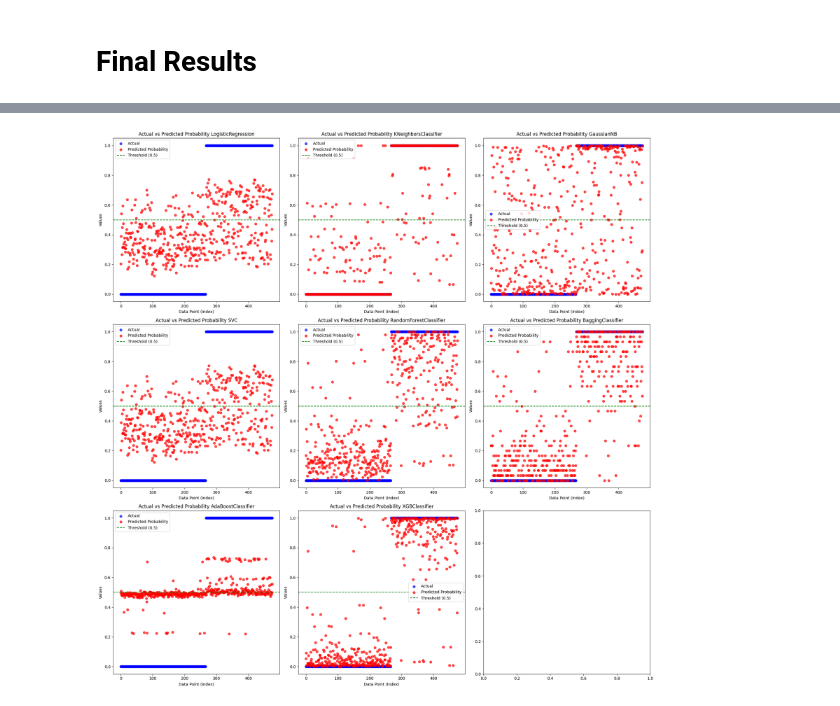
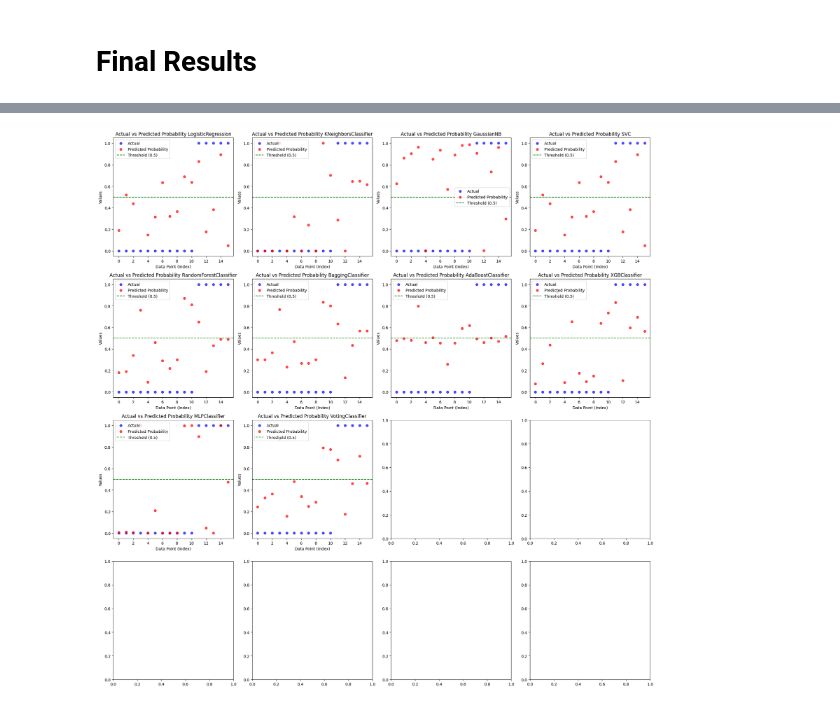
Before and after one commit to tomasfgon/Predictive-models-Parkinson, a Jupyter notebook: src/modeling.ipynb, the cells around one changed output, grey strips where cells are left out. Drawn from its saved outputs; the diff is of its cells as text; code cells hidden in the pictures.

```diff
--- a/src/modeling.ipynb
+++ b/src/modeling.ipynb
@@ -30,7 +26,7 @@ class MyEnum(Enum):
     CZECH = auto()
 
 
-selected_option = MyEnum.MDVR
+selected_option = MyEnum.AH
 # %%
 final_results_df = pd.DataFrame(columns=('accuracy', 'precision', 'recall', 'f1-score'))
 # %%
@@ -148,7 +144,7 @@ Name: PD, Length: 1584, dtype: float64
 dir = "../data/models/" + dataset + "/interpretable/"
 features_names_path = dir + 'features_names' + '.joblib'
 # %%
-X_train, X_test, y_train, y_test=train_test_split(X,y,test_size=0.3,random_state=1)
+X_train, X_test, y_train, y_test=train_test_split(X,y,test_size=0.2,random_state=1)
 # %%
 print("{0:0.2f}% data is in training set".format((len(X_train)/len(reduced_features_df.index)) * 100))
 print("{0:0.2f}% data is in test set".format((len(X_test)/len(reduced_features_df.index)) * 100))
@@ -1151,34 +1176,34 @@ def PVASubplot(comparison_df, ax):
     model_name = comparison_df.Name
     sorted_df = comparison_df.sort_values(by='Actual')
 
     # Scatter plot of Actual vs Predicted Probability
     ax.scatter(range(len(sorted_df)), sorted_df['Actual'], label='Actual', color='blue', alpha=0.7)
     ax.scatter(range(len(sorted_df)), sorted_df['Predicted_Probability'], label='Predicted Probability', color='red', alpha=0.7)
 
     # Draw a horizontal line at y=0.5
     ax.axhline(y=0.5, color='green', linestyle='--', label='Threshold (0.5)')
 
     ax.set_xlabel('Data Point (Index)')
     ax.set_ylabel('Values')
     ax.set_title('Actual vs Predicted Probability ' + model_name)
     ax.legend()
 
 
-all_models_df = [table_lr_2, table_knn_2, table_nb, table_svm_2, table_rf, table_bgcl_2, table_adabc_2, table_xgbc_2]
+all_models_df = [table_lr_2, table_knn_2, table_nb, table_svm_2, table_rf, table_bgcl_2, table_adabc_2, table_xgbc_2, table_nn, table_clf_soft]
 
-rows = 3
-cols = 3
+rows = 4
+cols = 4
 
 # Create a subplot grid
 fig, axes = plt.subplots(nrows=rows, ncols=cols, figsize=(20, 20))
 
 for i in range(len(all_models_df)):
     PVASubplot(all_models_df[i], axes[i//cols][i%rows])
 
 # Adjust layout for better spacing
 plt.tight_layout()
 
 # Show the plot
 plt.show()
 # %% [output]
-[figure, old version]
+[figure, new version]
```
Also changed, not shown: parts of 49 cells of this notebook, 11 other files.
